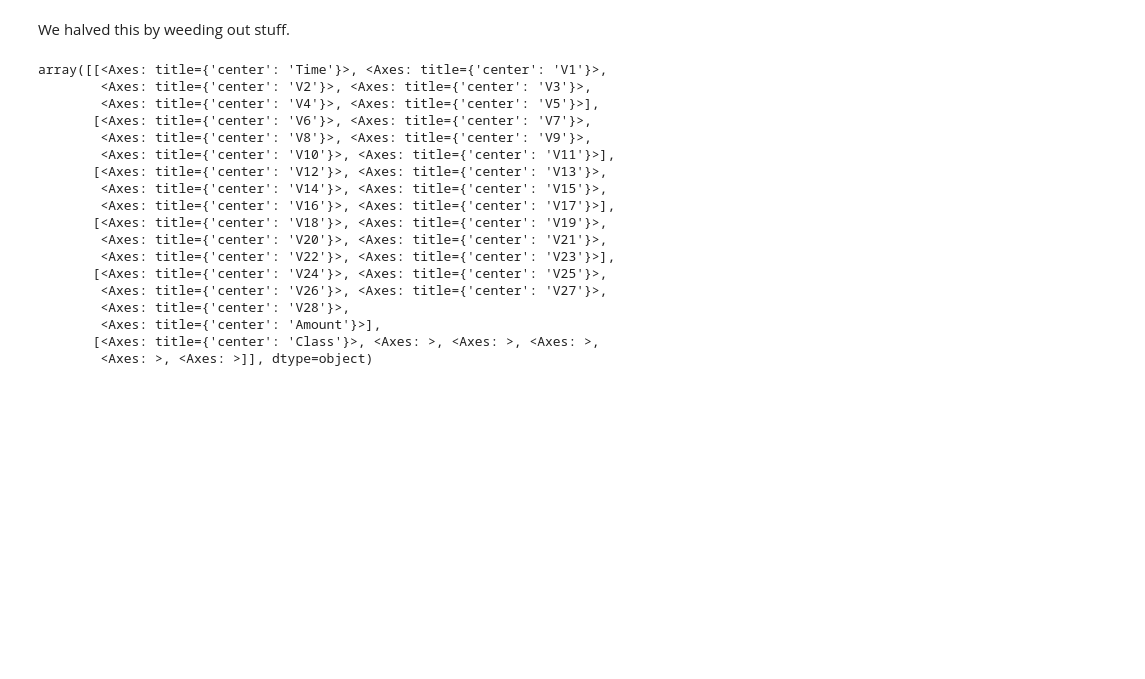
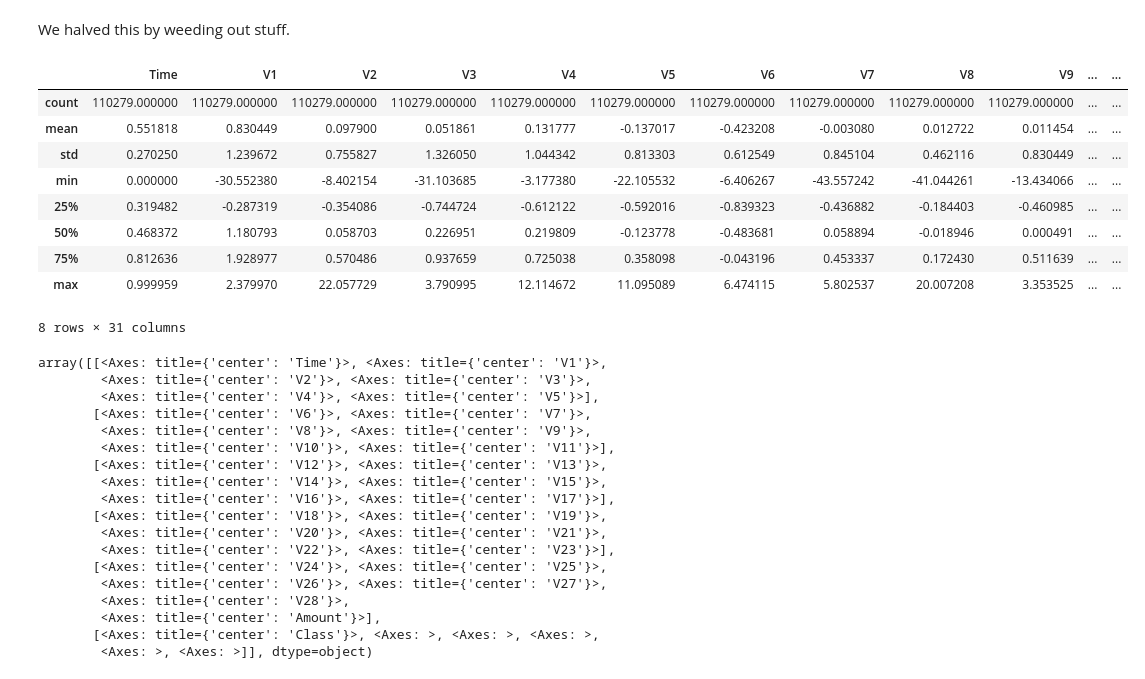
Before and after one commit to 0oAstro/summer-of-code-2024, a Jupyter notebook: machine-learning/week-1/Financial_Fraud_Detection.ipynb, the cells around one changed output. Cells and saved outputs as stored; diff of their text form; code cells hidden in the pictures; blank space fills up the shorter version.

```diff
--- a/machine-learning/week-1/Financial_Fraud_Detection.ipynb
+++ b/machine-learning/week-1/Financial_Fraud_Detection.ipynb
@@ -234,6 +234,19 @@ Shape of old Database: (283726, 31)
 Shape of new Database: (110279, 31)
 # %% [markdown]
 We halved this by weeding out stuff.
+# %%
+new_df.describe()
+# %% [output]
+|  | Time | V1 | V2 | V3 | V4 | V5 | V6 | V7 | V8 | V9 | ... | ... |
+| count | 110279.000000 | 110279.000000 | 110279.000000 | 110279.000000 | 110279.000000 | 110279.000000 | 110279.000000 | 110279.000000 | 110279.000000 | 110279.000000 | ... | ... |
+| mean | 0.551818 | 0.830449 | 0.097900 | 0.051861 | 0.131777 | -0.137017 | -0.423208 | -0.003080 | 0.012722 | 0.011454 | ... | ... |
+| std | 0.270250 | 1.239672 | 0.755827 | 1.326050 | 1.044342 | 0.813303 | 0.612549 | 0.845104 | 0.462116 | 0.830449 | ... | ... |
+| min | 0.000000 | -30.552380 | -8.402154 | -31.103685 | -3.177380 | -22.105532 | -6.406267 | -43.557242 | -41.044261 | -13.434066 | ... | ... |
+| 25% | 0.319482 | -0.287319 | -0.354086 | -0.744724 | -0.612122 | -0.592016 | -0.839323 | -0.436882 | -0.184403 | -0.460985 | ... | ... |
+| 50% | 0.468372 | 1.180793 | 0.058703 | 0.226951 | 0.219809 | -0.123778 | -0.483681 | 0.058894 | -0.018946 | 0.000491 | ... | ... |
+| 75% | 0.812636 | 1.928977 | 0.570486 | 0.937659 | 0.725038 | 0.358098 | -0.043196 | 0.453337 | 0.172430 | 0.511639 | ... | ... |
+| max | 0.999959 | 2.379970 | 22.057729 | 3.790995 | 12.114672 | 11.095089 | 6.474115 | 5.802537 | 20.007208 | 3.353525 | ... | ... |
+8 rows × 31 columns
 # %%
 new_df.hist(bins=30, figsize=(30, 30))
 # %% [output]
```
